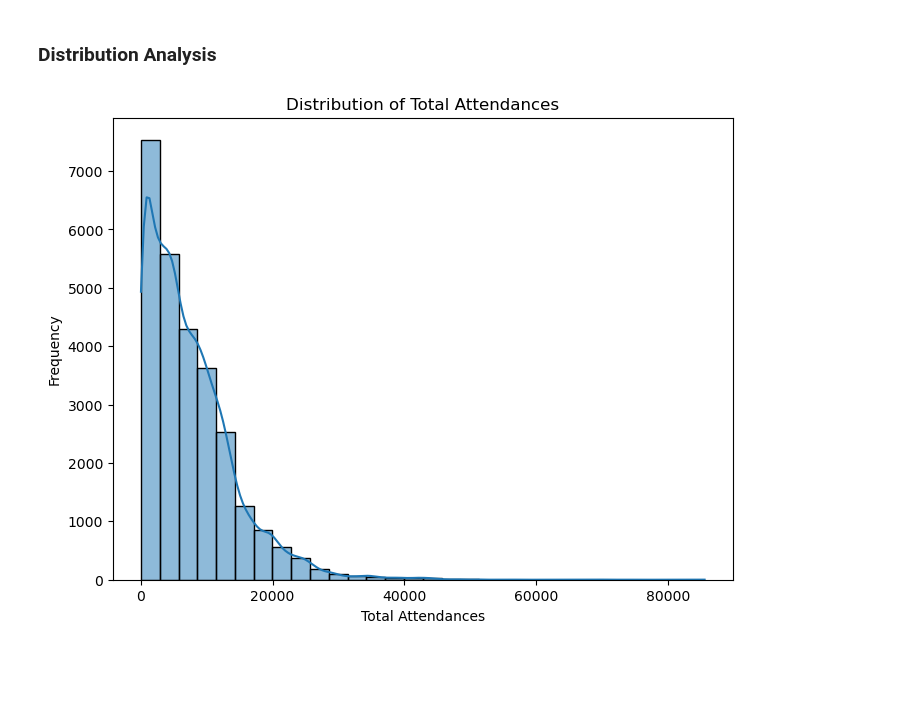
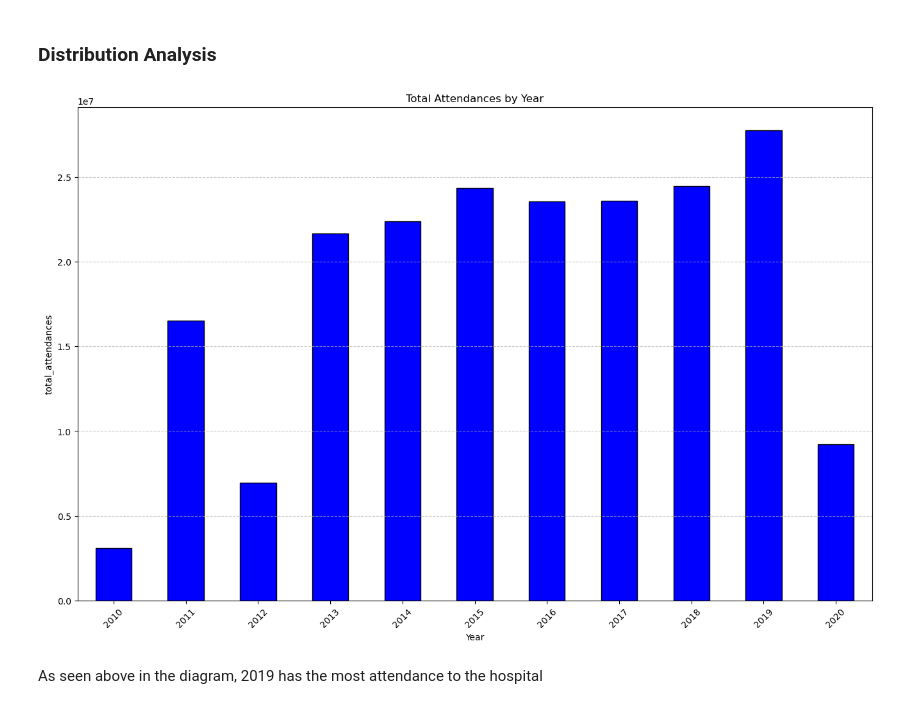
Before and after one commit to iamjaraa/NHS, a Jupyter notebook: Nhs.ipynb, the cells around one changed output. Drawn from its saved outputs; the diff is of its cells as text; code cells hidden in the pictures; blank space fills up the shorter version.

Commit message:
Distribution

```diff
--- a/Nhs.ipynb
+++ b/Nhs.ipynb
@@ -226,4 +227,4 @@ nhs_data.head(3)
 # %%
 #Drop the unnamed table
 
-nhs_data.pop ('Unnamed: 0')
+nhs_data.drop (['Unnamed: 0', 'month', 'year', 'lat','lon'], axis=1, inplace=True)
@@ -255,2 +240,0 @@ nhs_data.shape
-# %%
-nhs_data.drop(nhs_data.columns[[15]], axis=1, inplace=True)
@@ -261,2 +240,0 @@ nhs_data.shape
-# %%
-nhs_data.drop(nhs_data.columns[[15]], axis=1, inplace=True)
@@ -334,0 +263,5 @@ nhs_data.head(3)
+# %%
+# Ectract the Month into a new column
+
+nhs_data['year'] = nhs_data['date'].dt.year
+nhs_data['month'] = nhs_data['date'].dt.month
@@ -336,14 +278,21 @@ nhs_data.head(3)
 ## Exploratory Data Analysis (EDA)
 # %% [markdown]
 ### Distribution Analysis
-# %%
-# Attendance numbers distribution
-
-plt.figure(figsize=(8, 6))
-sns.histplot(nhs_data['total_attendances'], bins=30, kde=True)
-plt.title('Distribution of Total Attendances')
-plt.xlabel('Total Attendances')
-plt.ylabel('Frequency')
-plt.show()
-# %% [output]
-[figure, removed]
+# %%
+# Group by Year and sum the total attendances
+
+plt.figure(figsize=(16, 10))
+attendance_by_year = nhs_data.groupby('year')['total_attendances'].sum()
+
+# Create the histogram
+attendance_by_year.plot(kind='bar', color='blue', edgecolor='black')
+plt.title('Total Attendances by Year')
+plt.xlabel('Year')
+plt.ylabel('total_attendances')
+plt.xticks(rotation=45)  # Rotate x-axis labels for better readability
+plt.grid(axis='y', linestyle='--', alpha=0.7)
+plt.show()
+# %% [output]
+[figure, added]
+# %% [markdown]
+As seen above in the diagram, 2019 has the most attendance to the hospital
```
Also changed, not shown: parts of 13 cells of this notebook.
